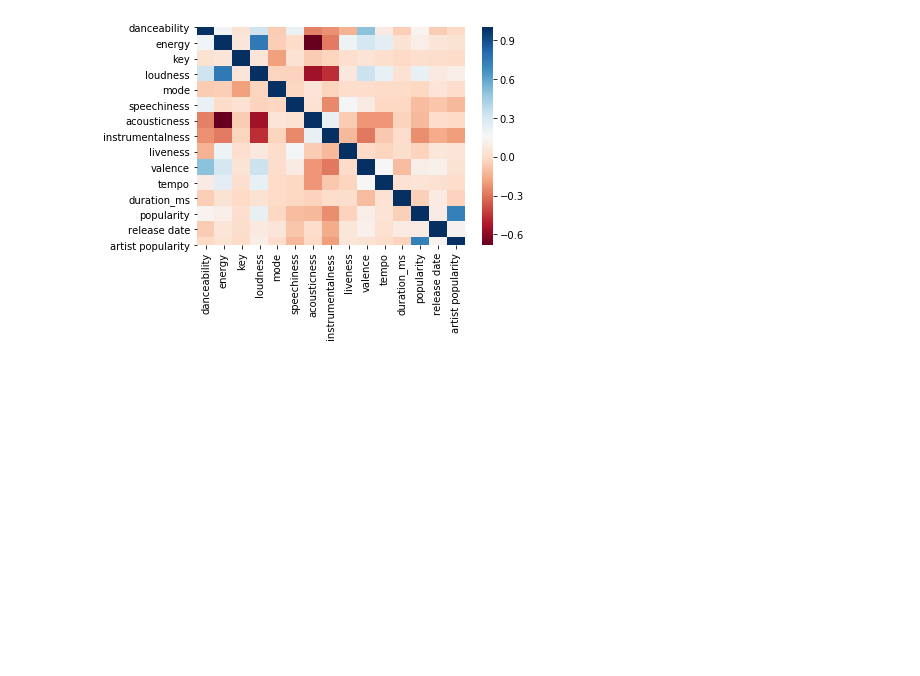
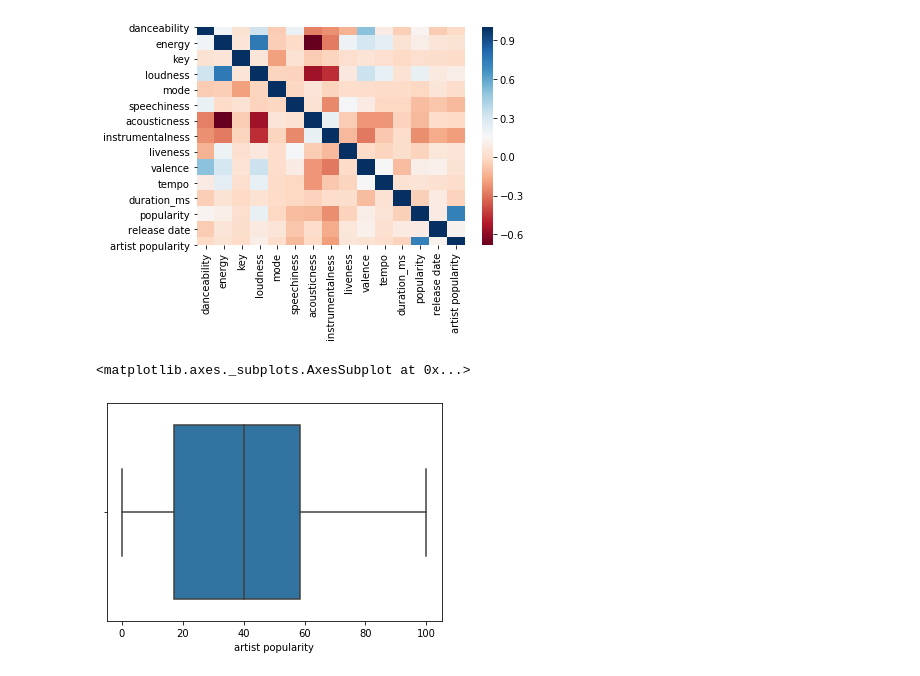
Before and after one commit to sam-zlota/DS3000-Final-Project, a Jupyter notebook: Data Exploration.ipynb, the cells around one changed output. Saved outputs shown, nothing was run; the diff lists cells and outputs as text; code cells hidden in the pictures; blank space fills up the shorter version.

```diff
--- a/Data Exploration.ipynb
+++ b/Data Exploration.ipynb
@@ -13,10 +13,10 @@ df.head()
 | 4 | 4 | 4 | Waiver | Reki | 7l1B4m3ujaWim9n3zMMhwa | waive | 0.419 | 0.6690 | 0.0 | ... |
 5 rows × 21 columns
 # %%
-# import pandas as pd
-# from sklearn import preprocessing
+import pandas as pd
+from sklearn import preprocessing
 
-# x = df["artist popularity"]#returns a numpy array
-# min_max_scaler = preprocessing.MinMaxScaler()
-# x_scaled = min_max_scaler.fit_transform(x)
-# df["artist popularity"] = pd.DataFrame(x_scaled)
+x = df["artist popularity"]#returns a numpy array
+min_max_scaler = preprocessing.MinMaxScaler()
+x_scaled = min_max_scaler.fit_transform(x)
+df["artist popularity"] = pd.DataFrame(x_scaled)
@@ -23,6 +27,6 @@ df.head()
 # %%
-x = df["popularity"]
-df["popularity"] = (x-x.mean())/x.std()
+# x = df["popularity"]
+# df["popularity"] = (x-x.mean())/x.std()
 # %%
 # import seaborn as sns
 # import matplotlib.pyplot as plt
@@ -171,0 +97,5 @@ aggrnyl', 'agsunset', 'algae', 'amp', 'armyrose', 'balance',
+# %%
+sns.boxplot(df["artist popularity"])
+# %% [output]
+<matplotlib.axes._subplots.AxesSubplot at 0x...>
+[figure, added]
```
Also changed, not shown: parts of 21 cells of this notebook.
